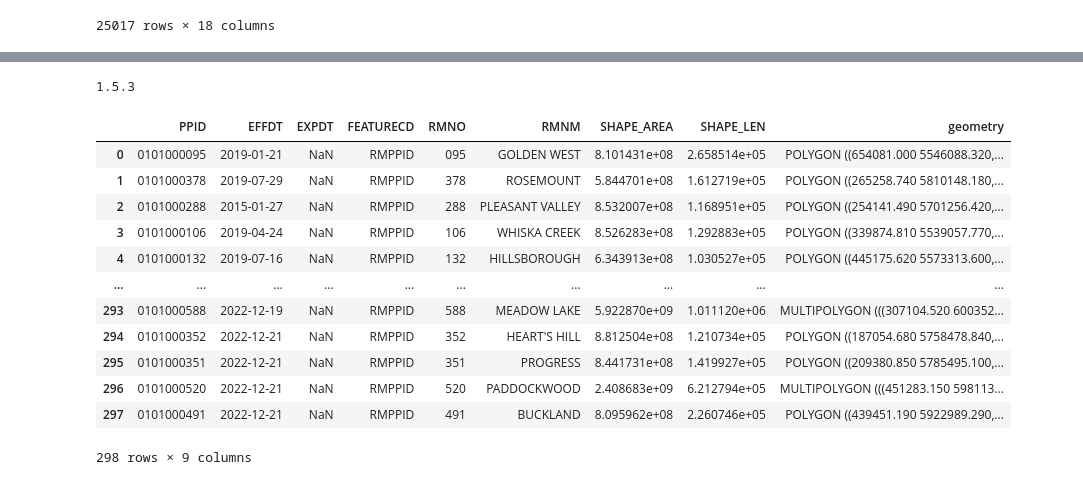
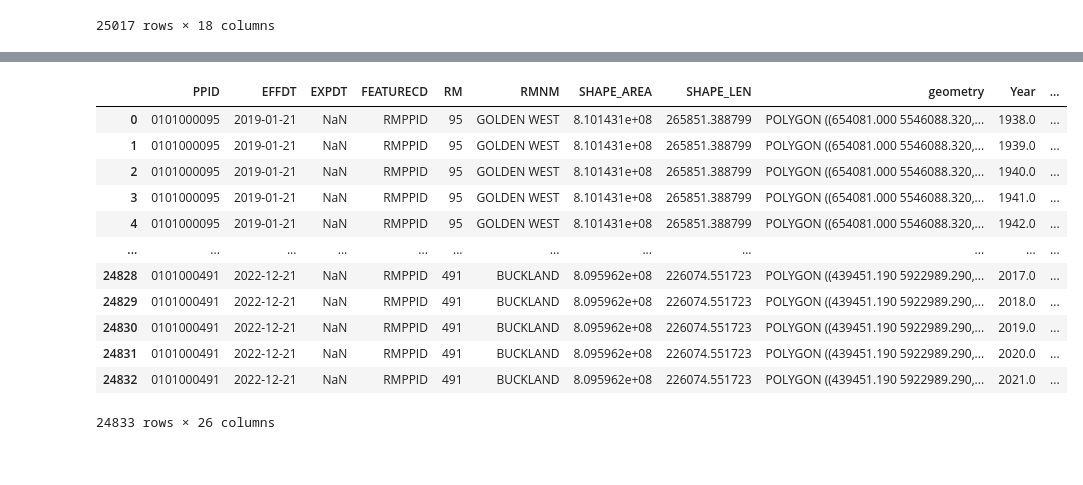
Before and after one commit to Metaluv/Palette_Training, a Jupyter notebook: Palette_Training_5-main/Assignment_5_v7.ipynb, the cells around one changed output, grey strips where cells are left out. Cells and saved outputs as stored; diff of their text form; code cells hidden in the pictures.

```diff
--- a/Palette_Training_5-main/Assignment_5_v7.ipynb
+++ b/Palette_Training_5-main/Assignment_5_v7.ipynb
@@ -61,5 +54,0 @@ import geopandas as gpd
-# %%
-# Check the version of pandas
-print(pd.__version__)
-# %% [output]
-1.5.3
@@ -69,16 +55,16 @@ geo_df = gpd.read_file('Rural_Municipality/Rural_Municipality.shp')
-# %%
-geo_df
-# %% [output]
-|  | PPID | EFFDT | EXPDT | FEATURECD | RMNO | RMNM | SHAPE_AREA | SHAPE_LEN | geometry |
-| 0 | 0101000095 | 2019-01-21 | NaN | RMPPID | 095 | GOLDEN WEST | 8.101431e+08 | 2.658514e+05 | POLYGON ((654081.000 5546088.320,... |
-| 1 | 0101000378 | 2019-07-29 | NaN | RMPPID | 378 | ROSEMOUNT | 5.844701e+08 | 1.612719e+05 | POLYGON ((265258.740 5810148.180,... |
-| 2 | 0101000288 | 2015-01-27 | NaN | RMPPID | 288 | PLEASANT VALLEY | 8.532007e+08 | 1.168951e+05 | POLYGON ((254141.490 5701256.420,... |
-| 3 | 0101000106 | 2019-04-24 | NaN | RMPPID | 106 | WHISKA CREEK | 8.526283e+08 | 1.292883e+05 | POLYGON ((339874.810 5539057.770,... |
-| 4 | 0101000132 | 2019-07-16 | NaN | RMPPID | 132 | HILLSBOROUGH | 6.343913e+08 | 1.030527e+05 | POLYGON ((445175.620 5573313.600,... |
-| ... | ... | ... | ... | ... | ... | ... | ... | ... | ... |
-| 293 | 0101000588 | 2022-12-19 | NaN | RMPPID | 588 | MEADOW LAKE | 5.922870e+09 | 1.011120e+06 | MULTIPOLYGON (((307104.520 600352... |
-| 294 | 0101000352 | 2022-12-21 | NaN | RMPPID | 352 | HEART'S HILL | 8.812504e+08 | 1.210734e+05 | POLYGON ((187054.680 5758478.840,... |
-| 295 | 0101000351 | 2022-12-21 | NaN | RMPPID | 351 | PROGRESS | 8.441731e+08 | 1.419927e+05 | POLYGON ((209380.850 5785495.100,... |
-| 296 | 0101000520 | 2022-12-21 | NaN | RMPPID | 520 | PADDOCKWOOD | 2.408683e+09 | 6.212794e+05 | MULTIPOLYGON (((451283.150 598113... |
-| 297 | 0101000491 | 2022-12-21 | NaN | RMPPID | 491 | BUCKLAND | 8.095962e+08 | 2.260746e+05 | POLYGON ((439451.190 5922989.290,... |
-298 rows × 9 columns
+# %%
+load_merged_data()
+# %% [output]
+|  | PPID | EFFDT | EXPDT | FEATURECD | RM | RMNM | SHAPE_AREA | SHAPE_LEN | geometry | Year | ... |
+| 0 | 0101000095 | 2019-01-21 | NaN | RMPPID | 95 | GOLDEN WEST | 8.101431e+08 | 265851.388799 | POLYGON ((654081.000 5546088.320,... | 1938.0 | ... |
+| 1 | 0101000095 | 2019-01-21 | NaN | RMPPID | 95 | GOLDEN WEST | 8.101431e+08 | 265851.388799 | POLYGON ((654081.000 5546088.320,... | 1939.0 | ... |
+| 2 | 0101000095 | 2019-01-21 | NaN | RMPPID | 95 | GOLDEN WEST | 8.101431e+08 | 265851.388799 | POLYGON ((654081.000 5546088.320,... | 1940.0 | ... |
+| 3 | 0101000095 | 2019-01-21 | NaN | RMPPID | 95 | GOLDEN WEST | 8.101431e+08 | 265851.388799 | POLYGON ((654081.000 5546088.320,... | 1941.0 | ... |
+| 4 | 0101000095 | 2019-01-21 | NaN | RMPPID | 95 | GOLDEN WEST | 8.101431e+08 | 265851.388799 | POLYGON ((654081.000 5546088.320,... | 1942.0 | ... |
+| ... | ... | ... | ... | ... | ... | ... | ... | ... | ... | ... | ... |
+| 24828 | 0101000491 | 2022-12-21 | NaN | RMPPID | 491 | BUCKLAND | 8.095962e+08 | 226074.551723 | POLYGON ((439451.190 5922989.290,... | 2017.0 | ... |
+| 24829 | 0101000491 | 2022-12-21 | NaN | RMPPID | 491 | BUCKLAND | 8.095962e+08 | 226074.551723 | POLYGON ((439451.190 5922989.290,... | 2018.0 | ... |
+| 24830 | 0101000491 | 2022-12-21 | NaN | RMPPID | 491 | BUCKLAND | 8.095962e+08 | 226074.551723 | POLYGON ((439451.190 5922989.290,... | 2019.0 | ... |
+| 24831 | 0101000491 | 2022-12-21 | NaN | RMPPID | 491 | BUCKLAND | 8.095962e+08 | 226074.551723 | POLYGON ((439451.190 5922989.290,... | 2020.0 | ... |
+| 24832 | 0101000491 | 2022-12-21 | NaN | RMPPID | 491 | BUCKLAND | 8.095962e+08 | 226074.551723 | POLYGON ((439451.190 5922989.290,... | 2021.0 | ... |
+24833 rows × 26 columns
```
Also changed, not shown: parts of 8 cells of this notebook, 1 other file.
